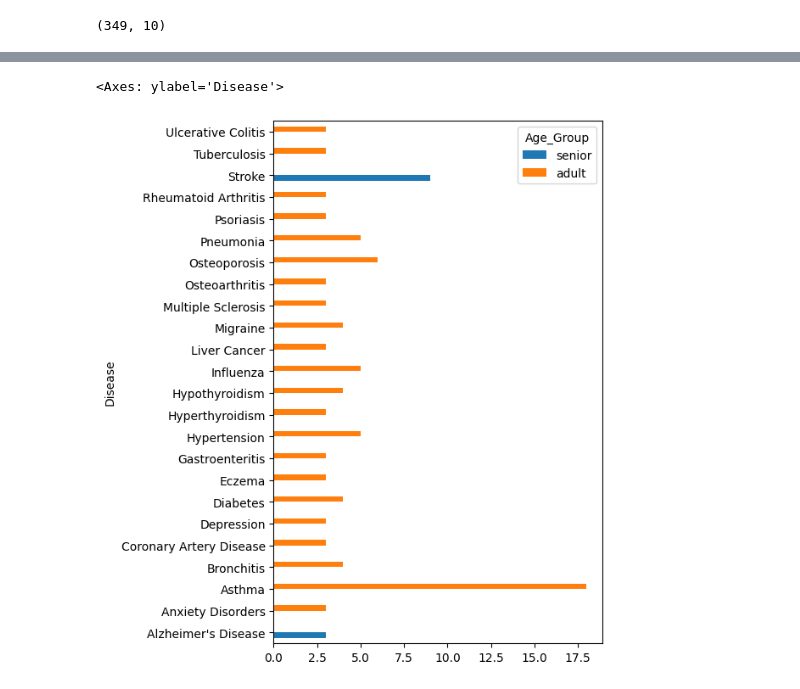
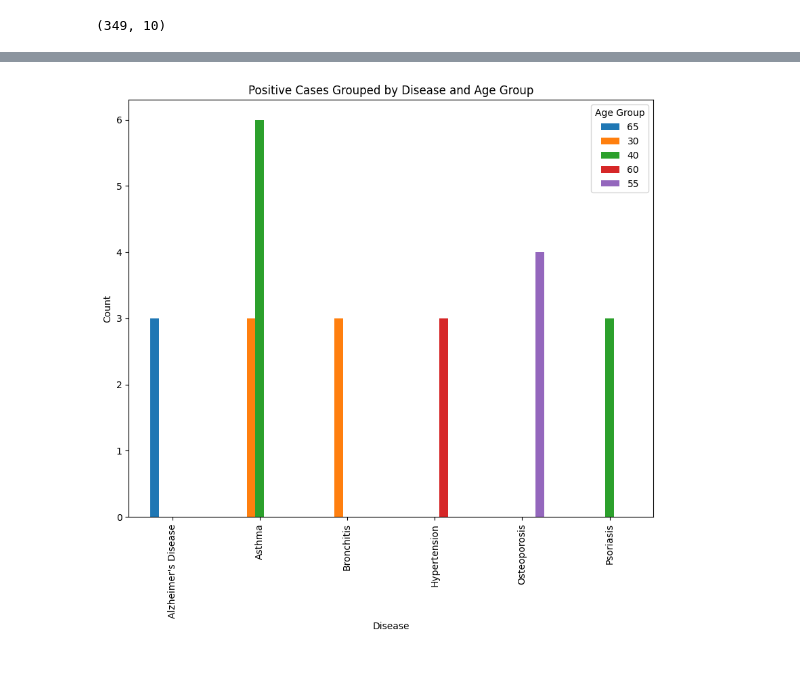
Before and after one commit to TsoiEn/newML, a Jupyter notebook: backend/ml_model/analysis.ipynb, the cells around one changed output, grey strips where cells are left out. Cells and saved outputs as stored; diff of their text form; code cells hidden in the pictures.

```diff
--- a/backend/ml_model/analysis.ipynb
+++ b/backend/ml_model/analysis.ipynb
@@ -97,21 +60,27 @@ t[t > 2].unstack().plot(kind='barh', figsize=(5,5))
 # %%
 def age_group(x):
-  if x < 13:
-    return 'kid'
-  elif x < 20:
-    return 'teen'
-  elif x <= 60:
-    return 'adult'
-  else:
-    return 'senior'
+    if x < 13:
+        return 'kid'
+    elif x < 20:
+        return 'teen'
+    elif x <= 60:
+        return 'adult'
+    else:
+        return 'senior'
 
-df['Age_Group'] = df.Age.apply(age_group)
-p = df[df.Outcome_Variable == 'Positive'].copy()
+df['Age'] = df.Age.apply(age_group)
+
+# Visualization 3: Histogram for positive cases grouped by disease and age group
+age_group_counts = p.groupby(['Disease', 'Age']).size()
+age_group_counts = age_group_counts[age_group_counts > 2].unstack()
+
+age_group_counts.plot(kind='bar', figsize=(10, 8))
+plt.title('Positive Cases Grouped by Disease and Age Group')
+plt.ylabel('Count')
+plt.xlabel('Disease')
+plt.legend(title='Age Group')
+plt.show()
+# %% [output]
+[figure, added]
-# %%
-t = p.groupby(['Disease','Age_Group']).size()
-t[t > 2].unstack().plot(kind='barh', figsize=(5,8))
-# %% [output]
-<Axes: ylabel='Disease'>
-[figure, removed]
 # %%
 p.Blood_Pressure.value_counts()
```
Also changed, not shown: parts of 21 cells of this notebook.
